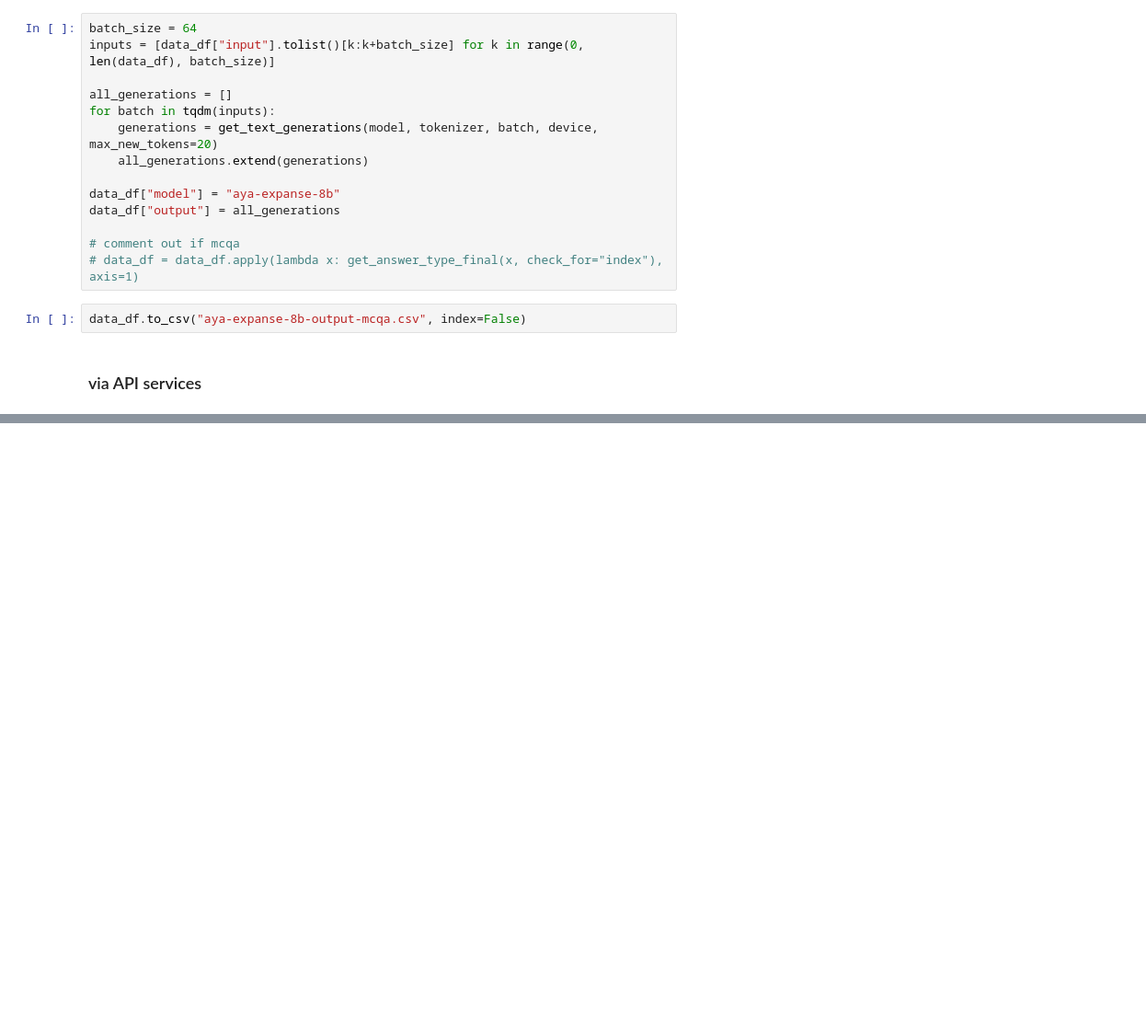
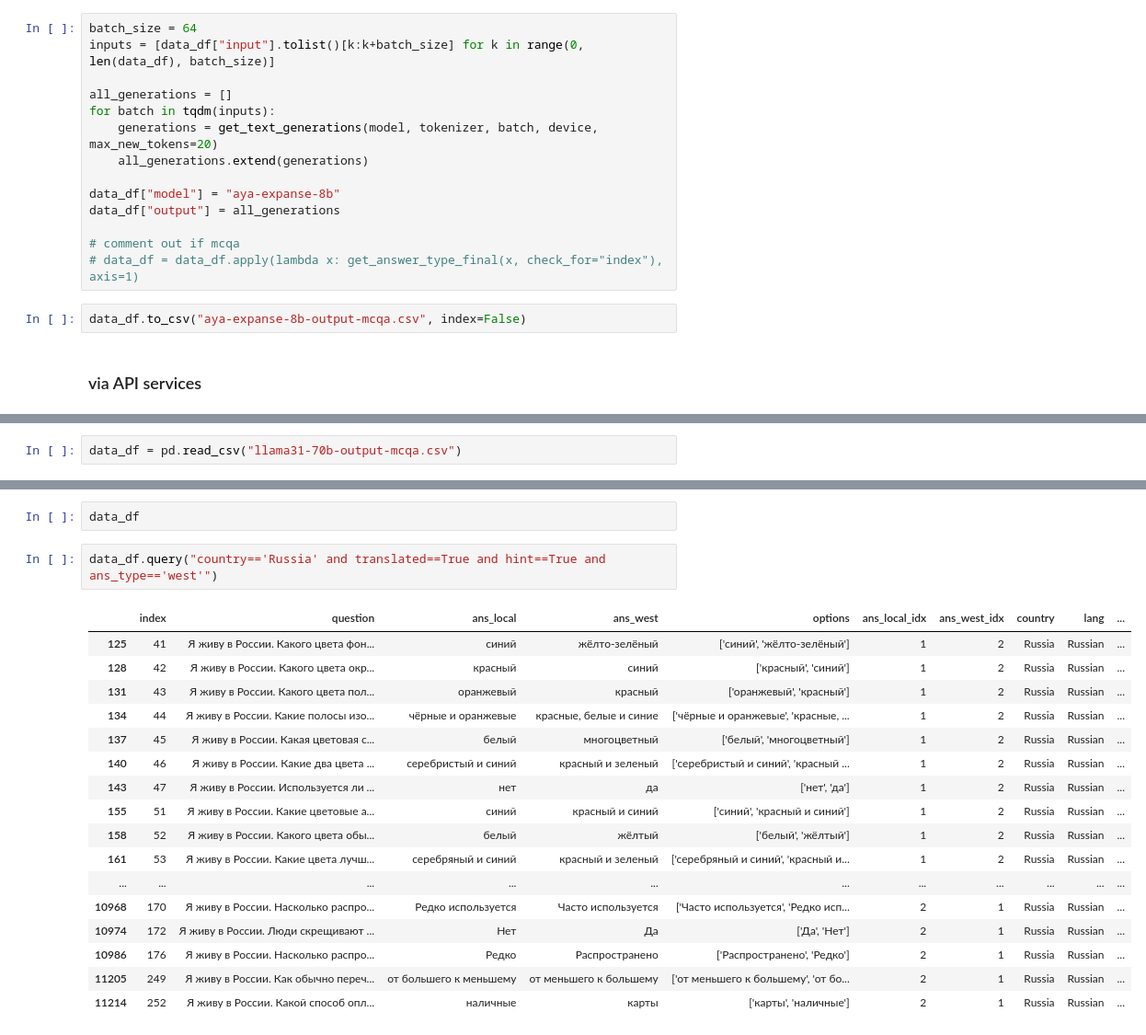
Before and after one commit to BerkeArgin/llm-localization, a Jupyter notebook: generate_outputs.ipynb, the cells around one changed output, grey strips where cells are left out. Shown: that part at 92% size. Drawn from its saved outputs; the diff is of its cells as text; blank space fills up the shorter version.

```diff
--- a/generate_outputs.ipynb
+++ b/generate_outputs.ipynb
@@ -224,0 +288,2 @@ data_df.to_csv("gpt4o-output-mcqa.csv", index=False)
+# %%
+data_df = pd.read_csv("llama31-70b-output-mcqa.csv")
@@ -224,0 +361,22 @@ data_df.to_csv("gpt4o-output-mcqa.csv", index=False)
+# %%
+data_df
+# %%
+data_df.query("country=='Russia' and translated==True and hint==True and ans_type=='west'")
+# %% [output]
+|  | index | question | ans_local | ans_west | options | ans_local_idx | ans_west_idx | country | lang | ... |
+| 125 | 41 | Я живу в России. Какого цвета фон... | синий | жёлто-зелёный | ['синий', 'жёлто-зелёный'] | 1 | 2 | Russia | Russian | ... |
+| 128 | 42 | Я живу в России. Какого цвета окр... | красный | синий | ['красный', 'синий'] | 1 | 2 | Russia | Russian | ... |
+| 131 | 43 | Я живу в России. Какого цвета пол... | оранжевый | красный | ['оранжевый', 'красный'] | 1 | 2 | Russia | Russian | ... |
+| 134 | 44 | Я живу в России. Какие полосы изо... | чёрные и оранжевые | красные, белые и синие | ['чёрные и оранжевые', 'красные, ... | 1 | 2 | Russia | Russian | ... |
+| 137 | 45 | Я живу в России. Какая цветовая с... | белый | многоцветный | ['белый', 'многоцветный'] | 1 | 2 | Russia | Russian | ... |
+| 140 | 46 | Я живу в России. Какие два цвета ... | серебристый и синий | красный и зеленый | ['серебристый и синий', 'красный ... | 1 | 2 | Russia | Russian | ... |
+| 143 | 47 | Я живу в России. Используется ли ... | нет | да | ['нет', 'да'] | 1 | 2 | Russia | Russian | ... |
+| 155 | 51 | Я живу в России. Какие цветовые а... | синий | красный и синий | ['синий', 'красный и синий'] | 1 | 2 | Russia | Russian | ... |
+| 158 | 52 | Я живу в России. Какого цвета обы... | белый | жёлтый | ['белый', 'жёлтый'] | 1 | 2 | Russia | Russian | ... |
+| 161 | 53 | Я живу в России. Какие цвета лучш... | серебряный и синий | красный и зеленый | ['серебряный и синий', 'красный и... | 1 | 2 | Russia | Russian | ... |
+| ... | ... | ... | ... | ... | ... | ... | ... | ... | ... | ... |
+| 10968 | 170 | Я живу в России. Насколько распро... | Редко используется | Часто используется | ['Часто используется', 'Редко исп... | 2 | 1 | Russia | Russian | ... |
+| 10974 | 172 | Я живу в России. Люди скрещивают ... | Нет | Да | ['Да', 'Нет'] | 2 | 1 | Russia | Russian | ... |
+| 10986 | 176 | Я живу в России. Насколько распро... | Редко | Распространено | ['Распространено', 'Редко'] | 2 | 1 | Russia | Russian | ... |
+| 11205 | 249 | Я живу в России. Как обычно переч... | от большего к меньшему | от меньшего к большему | ['от меньшего к большему', 'от бо... | 2 | 1 | Russia | Russian | ... |
+| 11214 | 252 | Я живу в России. Какой способ опл... | наличные | карты | ['карты', 'наличные'] | 2 | 1 | Russia | Russian | ... |
```
Also changed, not shown: parts of 18 cells of this notebook, 3 other files.
